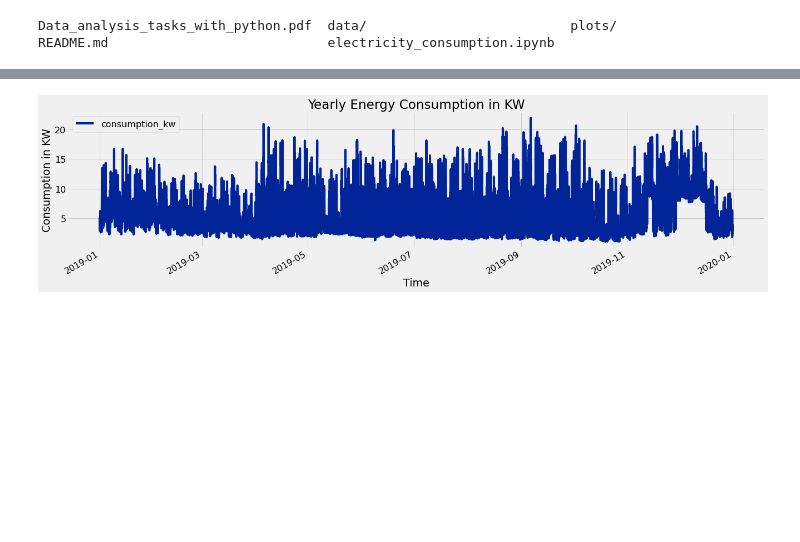
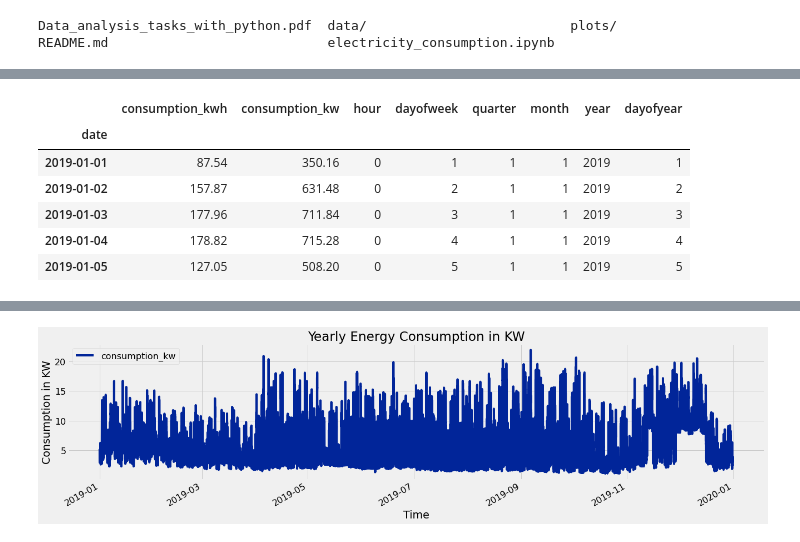
Before and after one commit to Anas20001/Energy_consumption, a Jupyter notebook: electricity_consumption.ipynb, the cells around one changed output, grey strips where cells are left out. Drawn from its saved outputs; the diff is of its cells as text; code cells hidden in the pictures; blank space fills up the shorter version.

```diff
--- a/electricity_consumption.ipynb
+++ b/electricity_consumption.ipynb
@@ -193,0 +246,2 @@ lp.drop('consumption_kwh', axis=1, inplace=True)
+# %%
+lp_daily = lp.resample('D').sum()
@@ -193,0 +278,12 @@ lp.drop('consumption_kwh', axis=1, inplace=True)
+# %%
+lp_daily = create_features(lp_daily)
+# %%
+lp_daily.head()
+# %% [output]
+|  | consumption_kwh | consumption_kw | hour | dayofweek | quarter | month | year | dayofyear |
+| date |  |  |  |  |  |  |  |  |
+| 2019-01-01 | 87.54 | 350.16 | 0 | 1 | 1 | 1 | 2019 | 1 |
+| 2019-01-02 | 157.87 | 631.48 | 0 | 2 | 1 | 1 | 2019 | 2 |
+| 2019-01-03 | 177.96 | 711.84 | 0 | 3 | 1 | 1 | 2019 | 3 |
+| 2019-01-04 | 178.82 | 715.28 | 0 | 4 | 1 | 1 | 2019 | 4 |
+| 2019-01-05 | 127.05 | 508.20 | 0 | 5 | 1 | 1 | 2019 | 5 |
```
Also changed, not shown: parts of 53 cells of this notebook, 1 other file.
